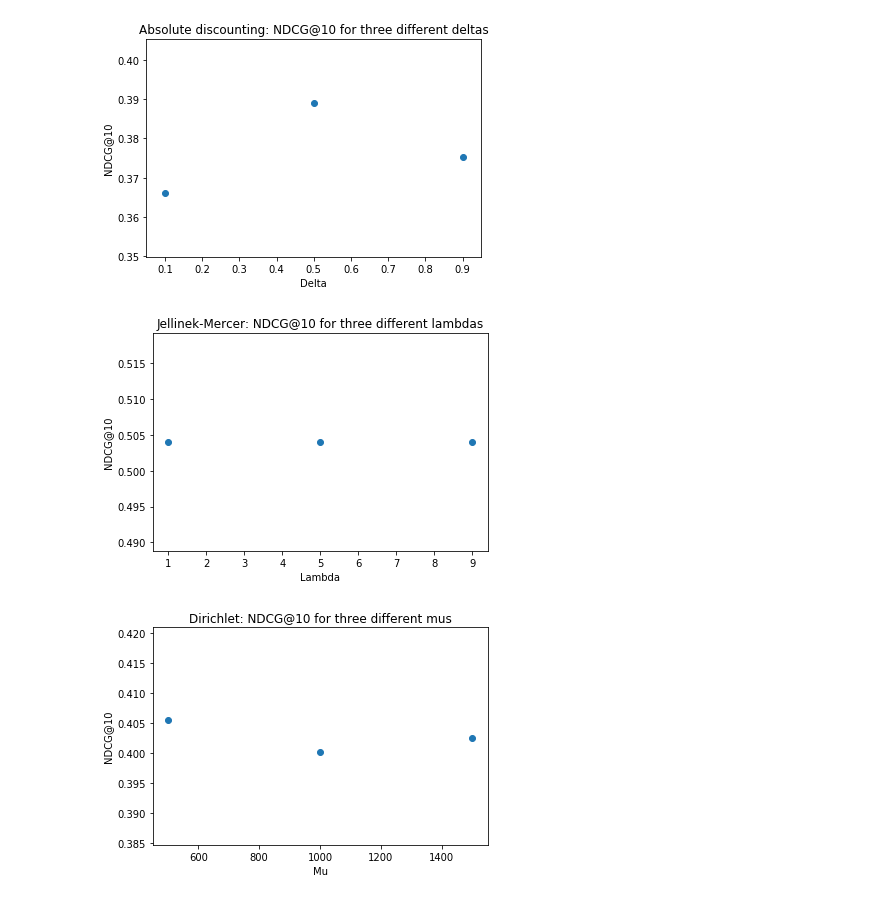
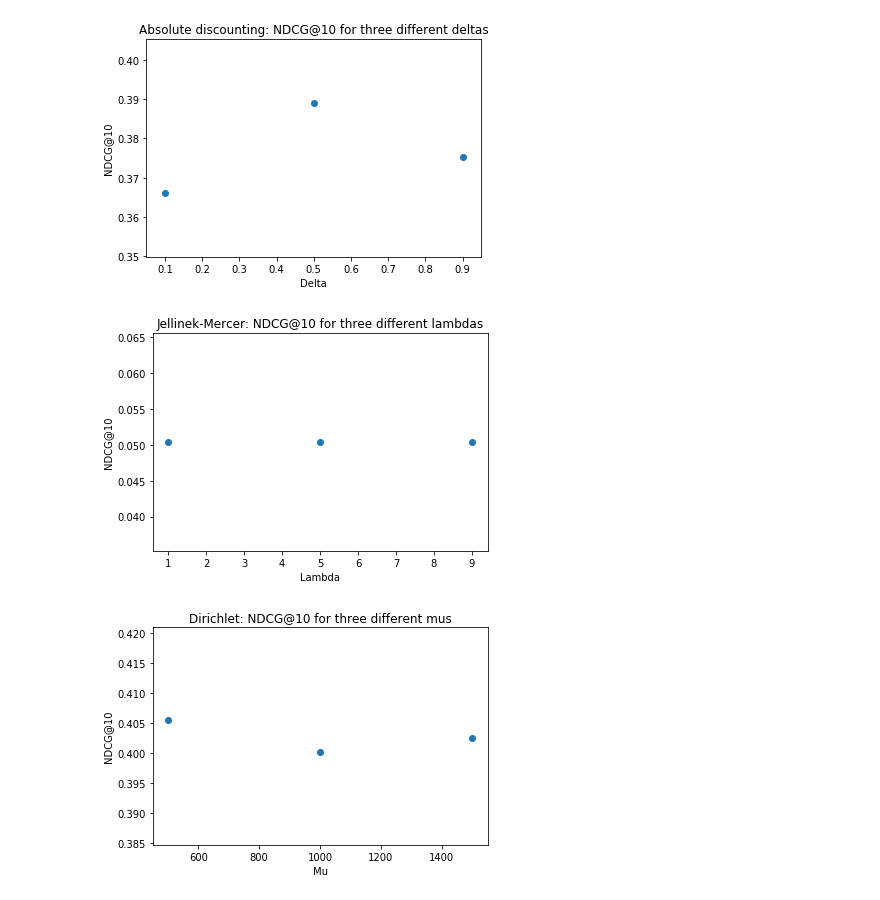
Before and after one commit to JappaB/Information-Retrieval, a Jupyter notebook: assignment.ipynb, the cells around one changed output. Saved outputs shown, nothing was run; the diff lists cells and outputs as text; code cells hidden in the pictures.

```diff
--- a/assignment.ipynb
+++ b/assignment.ipynb
@@ -1270,16 +1258,16 @@ plt.show()
 # %% [output]
 [figure]
 # %%
-jelimerc_ndcg = [0.504,0.504,0.504]
+jelimerc_ndcg = [0.0504,0.0504,0.0504]
 jelimerc_lambda = [1,5,9]
 
 plt.scatter(jelimerc_lambda,jelimerc_ndcg)
 plt.xlabel('Lambda')
 plt.ylabel('NDCG@10')
 plt.title('Jellinek-Mercer: NDCG@10 for three different lambdas')
 plt.show()
 # %% [output]
-[figure, old version]
+[figure, new version]
 # %%
 dirismooth_ndcg = [0.4055,0.4002,0.4026]
 dirismooth_mu = [500,1000,1500]
```
Also changed, not shown: parts of 12 cells of this notebook.
